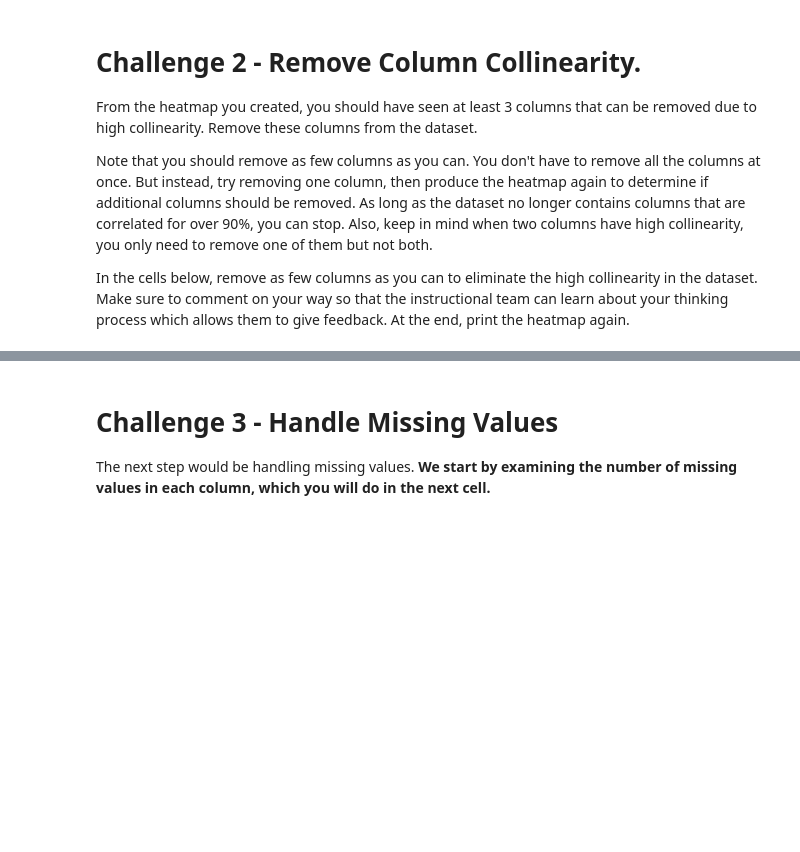
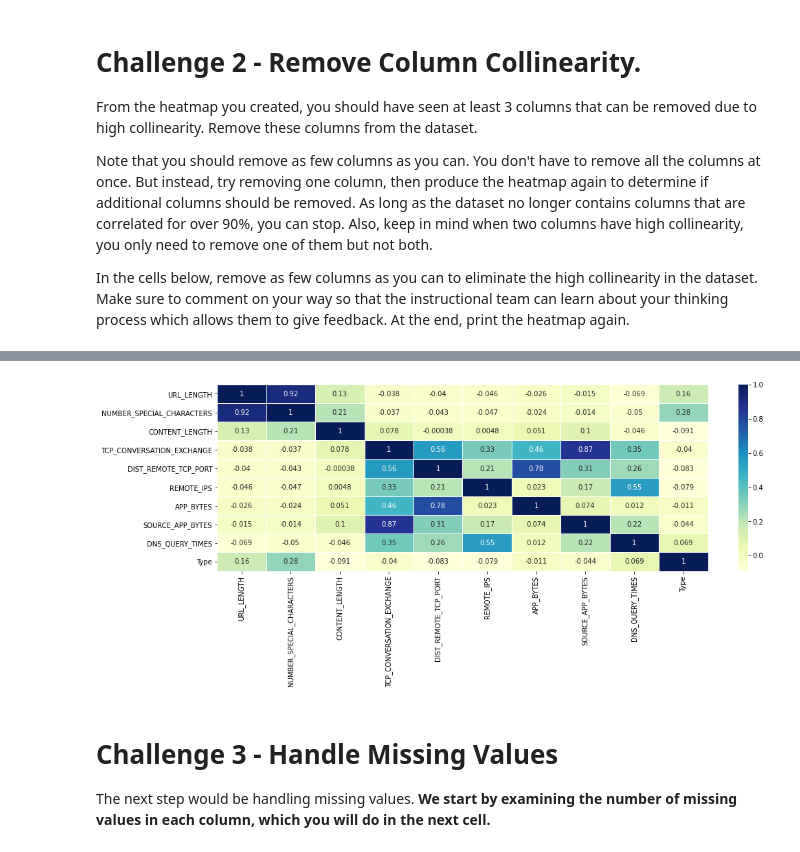
Before and after one commit to Ironhack-Data-Madrid-Febrero-2021/lab-supervised-learning, a Jupyter notebook: your-code/main.ipynb, the cells around one changed output, grey strips where cells are left out. Cells and saved outputs as stored; diff of their text form; code cells hidden in the pictures; blank space fills up the shorter version.

```diff
--- a/your-code/main.ipynb
+++ b/your-code/main.ipynb
@@ -218,0 +187,6 @@ high_collinearity_cols = []
+# %%
+to_drop = []
+corr_m = websites.corr().abs()
+upper = corr_m.where(np.triu(np.ones(corr_m.shape),k=1).astype(bool))
+to_drop = [column for column in upper.columns if any(upper[column] > 0.95)]
+websites_uncorr = websites.drop(to_drop, axis=1)
@@ -219,3 +202,10 @@ high_collinearity_cols = []
+# %%
+# Print heatmap again
+plt.figure(figsize = (16,5))
+
+ax = sns.heatmap(websites_uncorr.corr(), annot=True, linewidths=.5, cmap="YlGnBu")
+# %% [output]
+[figure, added]
 # %% [markdown]
 # Challenge 3 - Handle Missing Values
 
```
Also changed, not shown: parts of 23 cells of this notebook.
